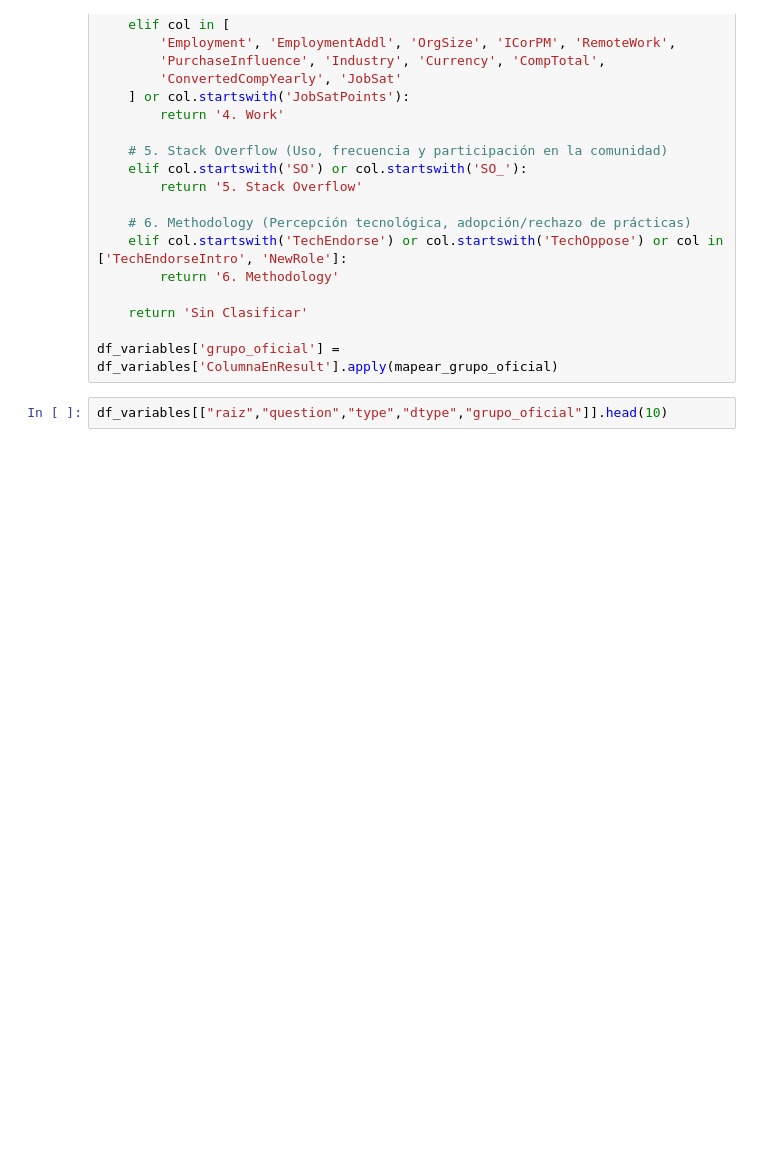
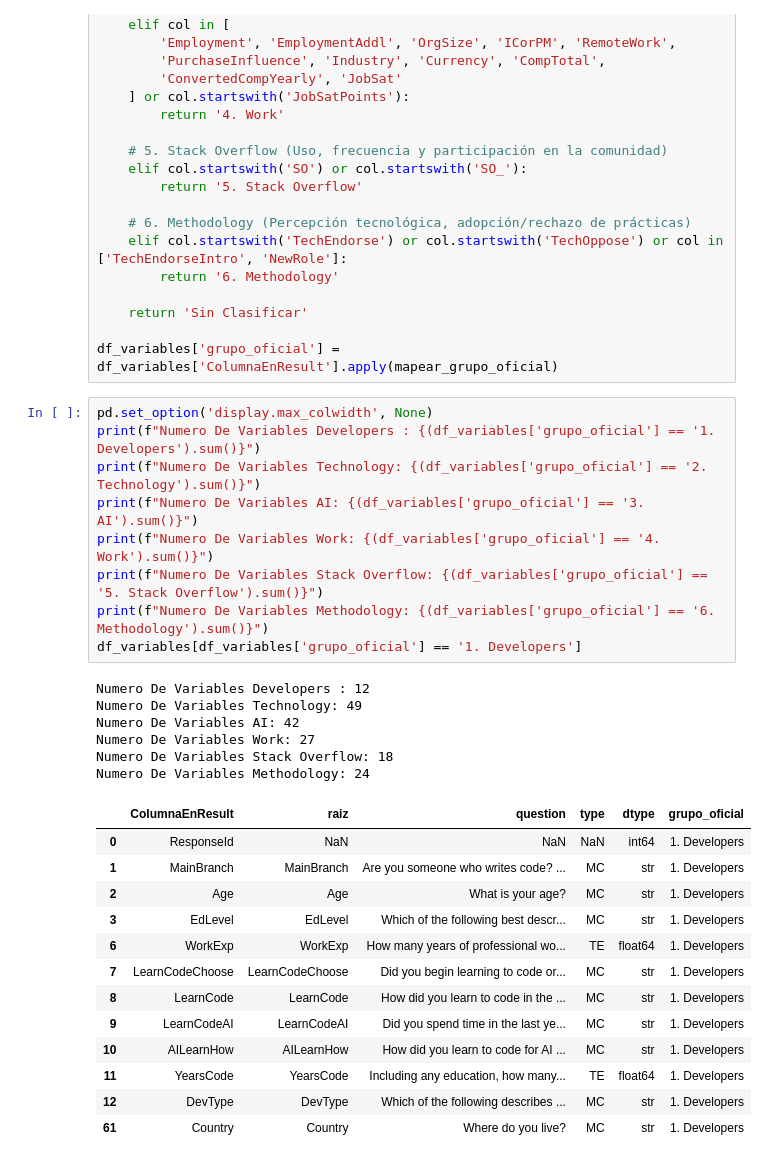
Before and after one commit to Gonza117/tp-fundamentos-ciencia-datos, a Jupyter notebook: CodigosGonza.ipynb, the cells around one changed output. Drawn from its saved outputs; the diff is of its cells as text; blank space fills up the shorter version.

Commit message:
Base de datos con los grupos de cada variable,chequeado con la pagina

```diff
--- a/CodigosGonza.ipynb
+++ b/CodigosGonza.ipynb
@@ -236,4 +316,31 @@ def mapear_grupo_oficial(col):
 
 df_variables['grupo_oficial'] = df_variables['ColumnaEnResult'].apply(mapear_grupo_oficial)
 # %%
-df_variables[["raiz","question","type","dtype","grupo_oficial"]].head(10)
+pd.set_option('display.max_colwidth', None)
+print(f"Numero De Variables Developers : {(df_variables['grupo_oficial'] == '1. Developers').sum()}")
+print(f"Numero De Variables Technology: {(df_variables['grupo_oficial'] == '2. Technology').sum()}")
+print(f"Numero De Variables AI: {(df_variables['grupo_oficial'] == '3. AI').sum()}")
+print(f"Numero De Variables Work: {(df_variables['grupo_oficial'] == '4. Work').sum()}")
+print(f"Numero De Variables Stack Overflow: {(df_variables['grupo_oficial'] == '5. Stack Overflow').sum()}")
+print(f"Numero De Variables Methodology: {(df_variables['grupo_oficial'] == '6. Methodology').sum()}")
+df_variables[df_variables['grupo_oficial'] == '1. Developers']
+# %% [output]
+Numero De Variables Developers : 12
+Numero De Variables Technology: 49
+Numero De Variables AI: 42
+Numero De Variables Work: 27
+Numero De Variables Stack Overflow: 18
+Numero De Variables Methodology: 24
+|  | ColumnaEnResult | raiz | question | type | dtype | grupo_oficial |
+| 0 | ResponseId | NaN | NaN | NaN | int64 | 1. Developers |
+| 1 | MainBranch | MainBranch | Are you someone who writes code? ... | MC | str | 1. Developers |
+| 2 | Age | Age | What is your age? | MC | str | 1. Developers |
+| 3 | EdLevel | EdLevel | Which of the following best descr... | MC | str | 1. Developers |
+| 6 | WorkExp | WorkExp | How many years of professional wo... | TE | float64 | 1. Developers |
+| 7 | LearnCodeChoose | LearnCodeChoose | Did you begin learning to code or... | MC | str | 1. Developers |
+| 8 | LearnCode | LearnCode | How did you learn to code in the ... | MC | str | 1. Developers |
+| 9 | LearnCodeAI | LearnCodeAI | Did you spend time in the last ye... | MC | str | 1. Developers |
+| 10 | AILearnHow | AILearnHow | How did you learn to code for AI ... | MC | str | 1. Developers |
+| 11 | YearsCode | YearsCode | Including any education, how many... | TE | float64 | 1. Developers |
+| 12 | DevType | DevType | Which of the following describes ... | MC | str | 1. Developers |
+| 61 | Country | Country | Where do you live? | MC | str | 1. Developers |
```
Also changed, not shown: parts of 7 cells of this notebook.
